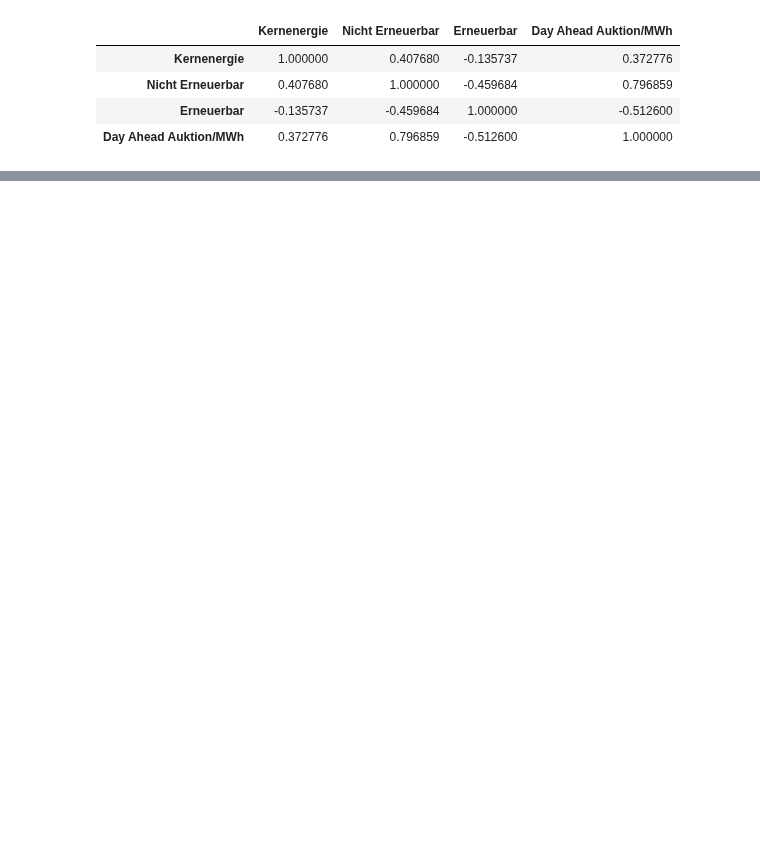
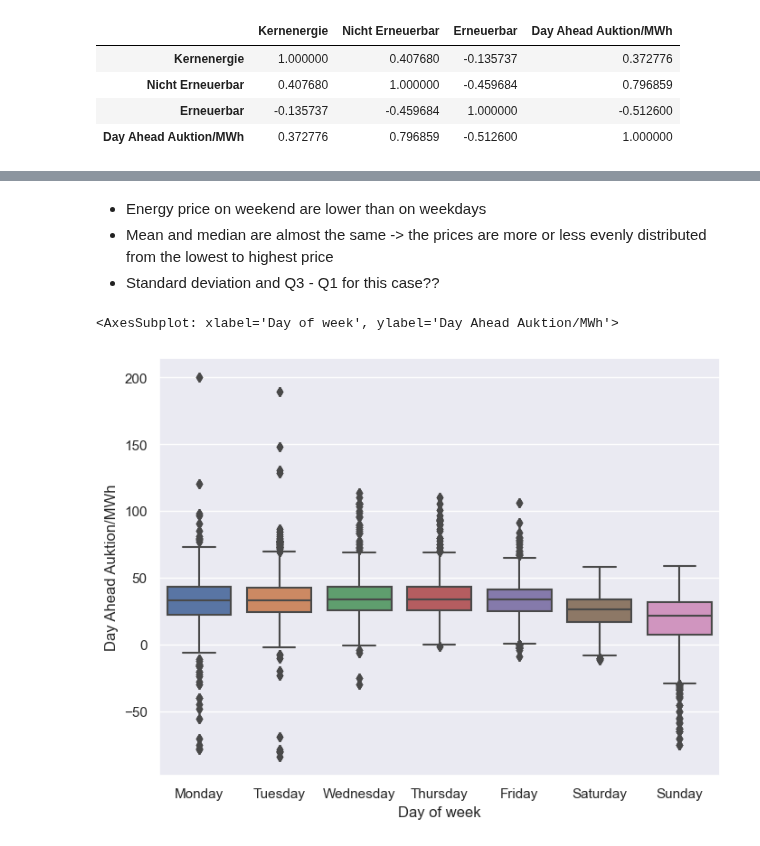
Before and after one commit to M-123-456/team-6-energy-costs, a Jupyter notebook: first_notebook.ipynb, the cells around one changed output, grey strips where cells are left out. Drawn from its saved outputs; the diff is of its cells as text; code cells hidden in the pictures; blank space fills up the shorter version.

```diff
--- a/first_notebook.ipynb
+++ b/first_notebook.ipynb
@@ -154,0 +132,14 @@ energy_df_grp_weekday.describe().loc[:, 'Day Ahead Auktion/MWh']
+# %% [markdown]
+- Energy price on weekend are lower than on weekdays
+- Mean and median are almost the same -> the prices are more or less evenly distributed from the lowest to highest price
+- Standard deviation and Q3 - Q1 for this case??
+# %%
+plt.figure(figsize=(8, 6))
+sns.boxplot(
+    x=energy_df['Day of week'],
+    order=['Monday', 'Tuesday', 'Wednesday', 'Thursday', 'Friday', 'Saturday', 'Sunday'],
+    y=energy_df['Day Ahead Auktion/MWh']
+    )
+# %% [output]
+<AxesSubplot: xlabel='Day of week', ylabel='Day Ahead Auktion/MWh'>
+[figure, added]
```
Also changed, not shown: parts of 25 cells of this notebook, 1 other file.
